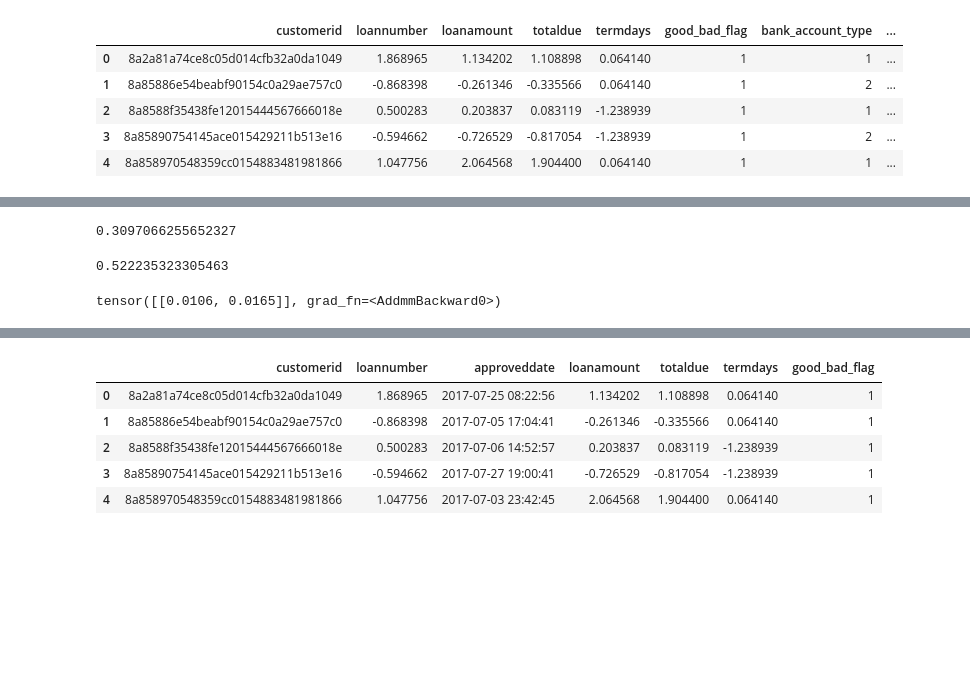
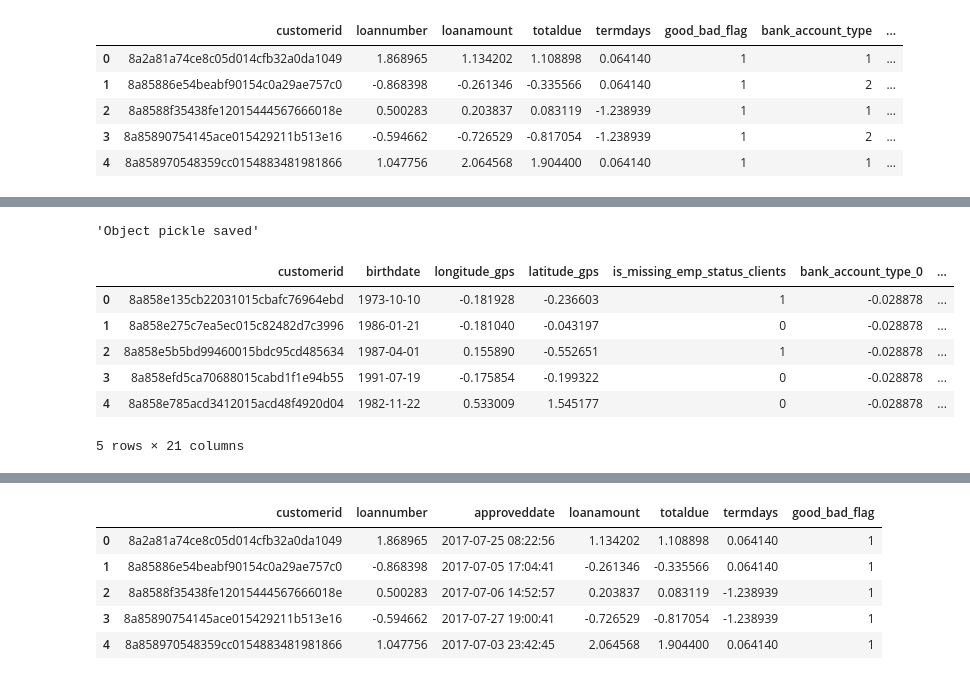
Before and after one commit to yamess/ZindiLoanPredChallenge, a Jupyter notebook: notebooks/combined_analysis.ipynb, the cells around one changed output, grey strips where cells are left out. Cells and saved outputs as stored; diff of their text form; code cells hidden in the pictures; blank space fills up the shorter version.

```diff
--- a/notebooks/combined_analysis.ipynb
+++ b/notebooks/combined_analysis.ipynb
@@ -300,15 +274,26 @@ dt = train(
+# %%
+zipper = list(zip(emb_cols, emb_sizes, weights))
+save_pickle(obj=zipper, file_path="../models_storage/embeddings/embeddings_weights.pk")
+# %% [output]
+'Object pickle saved'
+# %%
+from loan_pred.helpers.helper import load_pickle
+
+# Load embeddings_weights
+embeddings_weight = load_pickle(file_path="../models_storage/embeddings/embeddings_weights.pk")
+# %%
+from loan_pred.preprocessing.embedding import EmbeddingTransformer
+
+embedder = EmbeddingTransformer(embedding_weights=embeddings_weight)
+# %%
+dt = embedder.transform(data=train_dg)
 # %%
-dt[0]
+dt.head()
 # %% [output]
+|  | customerid | birthdate | longitude_gps | latitude_gps | is_missing_emp_status_clients | bank_account_type_0 | ... |
+| 0 | 8a858e135cb22031015cbafc76964ebd | 1973-10-10 | -0.181928 | -0.236603 | 1 | -0.028878 | ... |
+| 1 | 8a858e275c7ea5ec015c82482d7c3996 | 1986-01-21 | -0.181040 | -0.043197 | 0 | -0.028878 | ... |
+| 2 | 8a858e5b5bd99460015bdc95cd485634 | 1987-04-01 | 0.155890 | -0.552651 | 1 | -0.028878 | ... |
+| 3 | 8a858efd5ca70688015cabd1f1e94b55 | 1991-07-19 | -0.175854 | -0.199322 | 0 | -0.028878 | ... |
+| 4 | 8a858e785acd3412015acd48f4920d04 | 1982-11-22 | 0.533009 | 1.545177 | 0 | -0.028878 | ... |
-0.3097066255652327
+5 rows × 21 columns
-# %%
-dt[1]
-# %% [output]
-0.522235323305463
-# %%
-# Let's find the data to train the embedding
-# We will join the load table and demographic table to gather the target
-
-emb_data = pd.merge(train_perf["customerid", "loanumber", "loanamount", "totaldue", "termdays", "good_bad_flag"])
-# %% [output]
-tensor([[0.0106, 0.0165]], grad_fn=<AddmmBackward0>)
```
Also changed, not shown: parts of 30 cells of this notebook, 22 other files.
